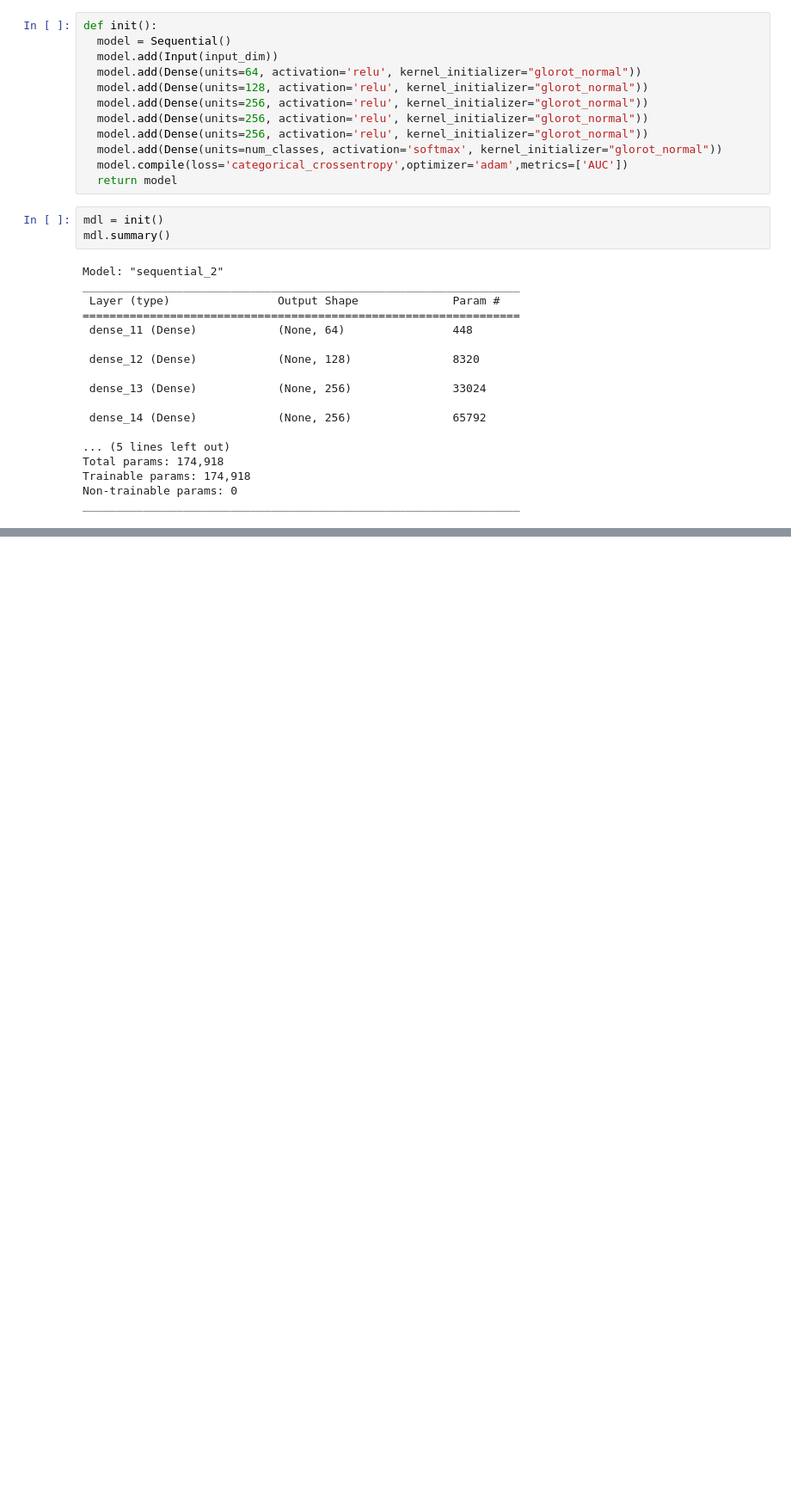
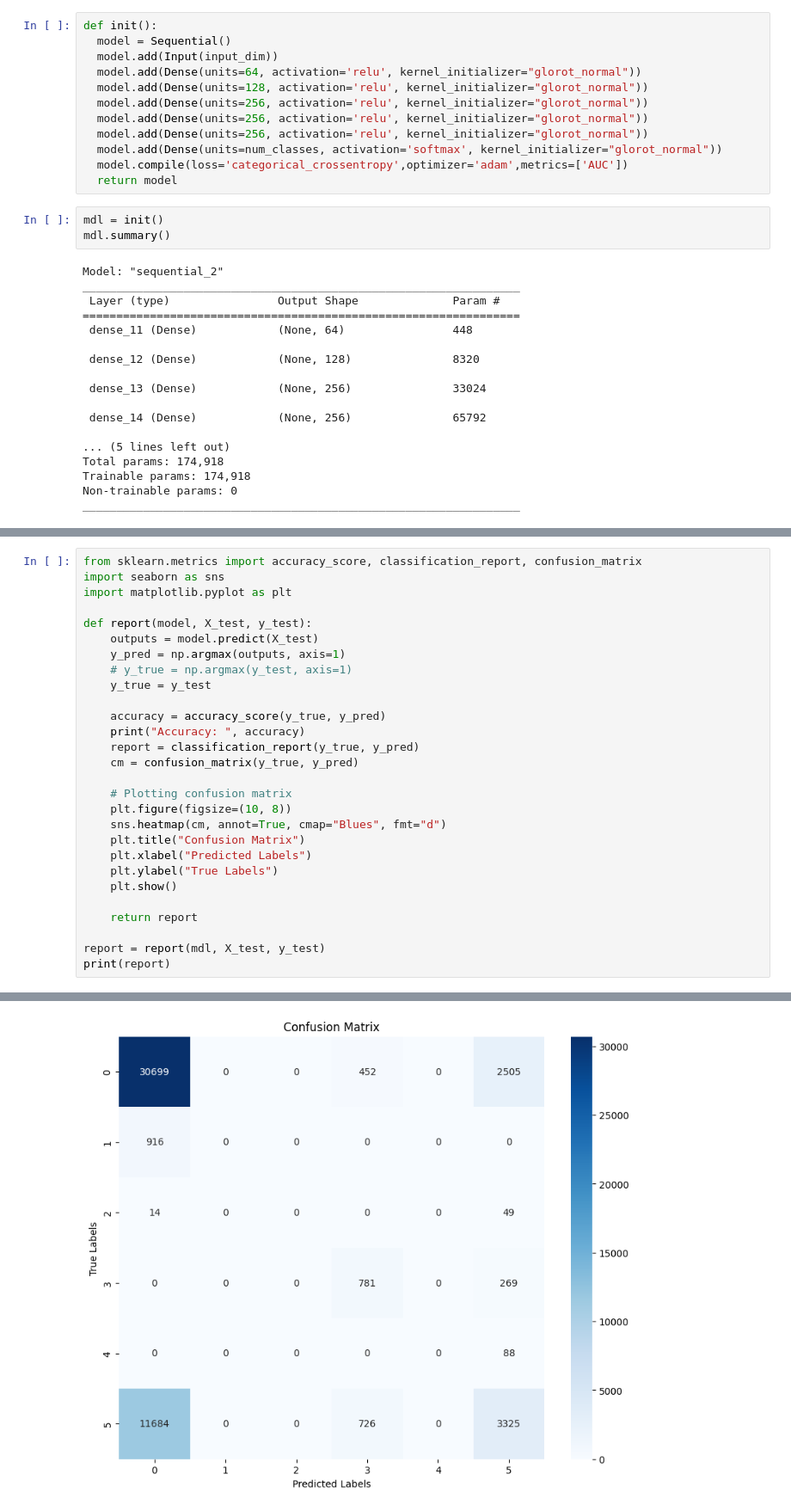
Before and after one commit to TannerAGraves/StructBioInfo, a Jupyter notebook: contacts_classification_keras.ipynb, the cells around one changed output, grey strips where cells are left out. Shown at 86% size. Drawn from its saved outputs; the diff is of its cells as text; blank space fills up the shorter version.

Commit message:
ran with metrics

```diff
--- a/contacts_classification_keras.ipynb
+++ b/contacts_classification_keras.ipynb
@@ -195,0 +195,29 @@ Epoch 9/100
+# %%
+from sklearn.metrics import accuracy_score, classification_report, confusion_matrix
+import seaborn as sns
+import matplotlib.pyplot as plt
+
+def report(model, X_test, y_test):
+    outputs = model.predict(X_test)
+    y_pred = np.argmax(outputs, axis=1)
+    # y_true = np.argmax(y_test, axis=1)
+    y_true = y_test
+
+    accuracy = accuracy_score(y_true, y_pred)
+    print("Accuracy: ", accuracy)
+    report = classification_report(y_true, y_pred)
+    cm = confusion_matrix(y_true, y_pred)
+
+    # Plotting confusion matrix
+    plt.figure(figsize=(10, 8))
+    sns.heatmap(cm, annot=True, cmap="Blues", fmt="d")
+    plt.title("Confusion Matrix")
+    plt.xlabel("Predicted Labels")
+    plt.ylabel("True Labels")
+    plt.show()
+
+    return report
+
+report = report(mdl, X_test, y_test)
+print(report)
+# %% [output]
@@ -195,0 +226 @@ Epoch 9/100
+[figure, added]
```
Also changed, not shown: parts of 2 cells of this notebook.
